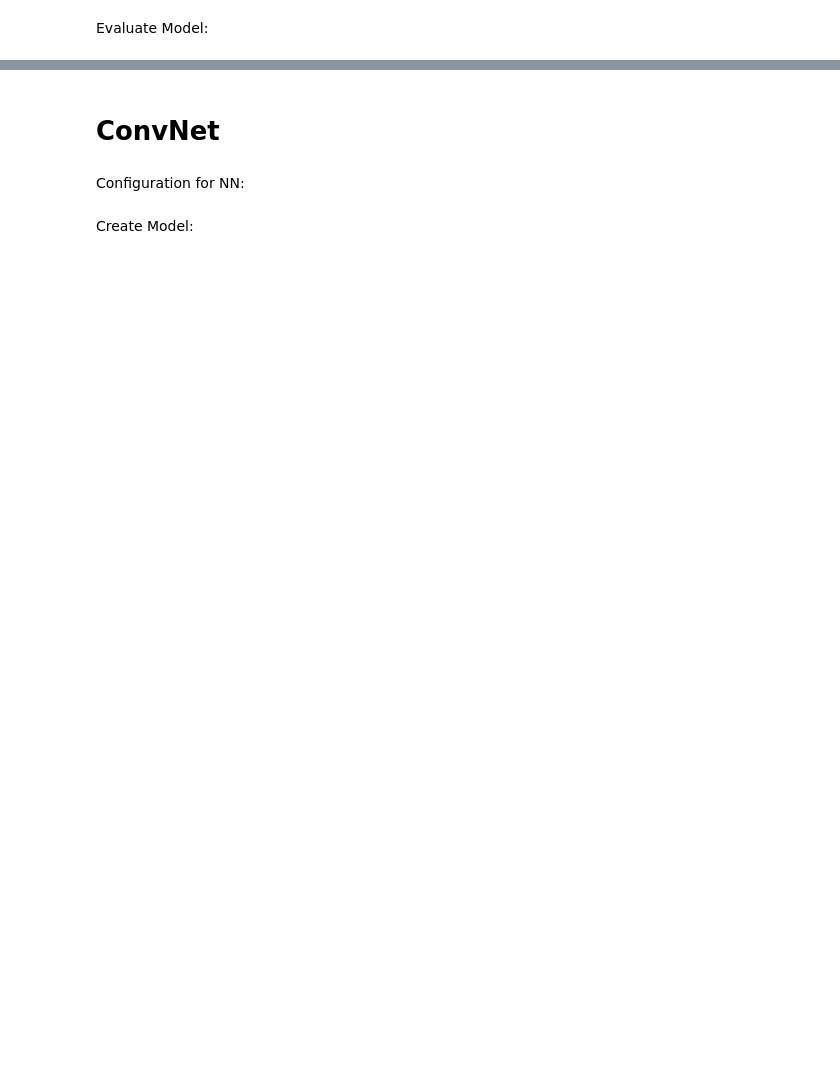
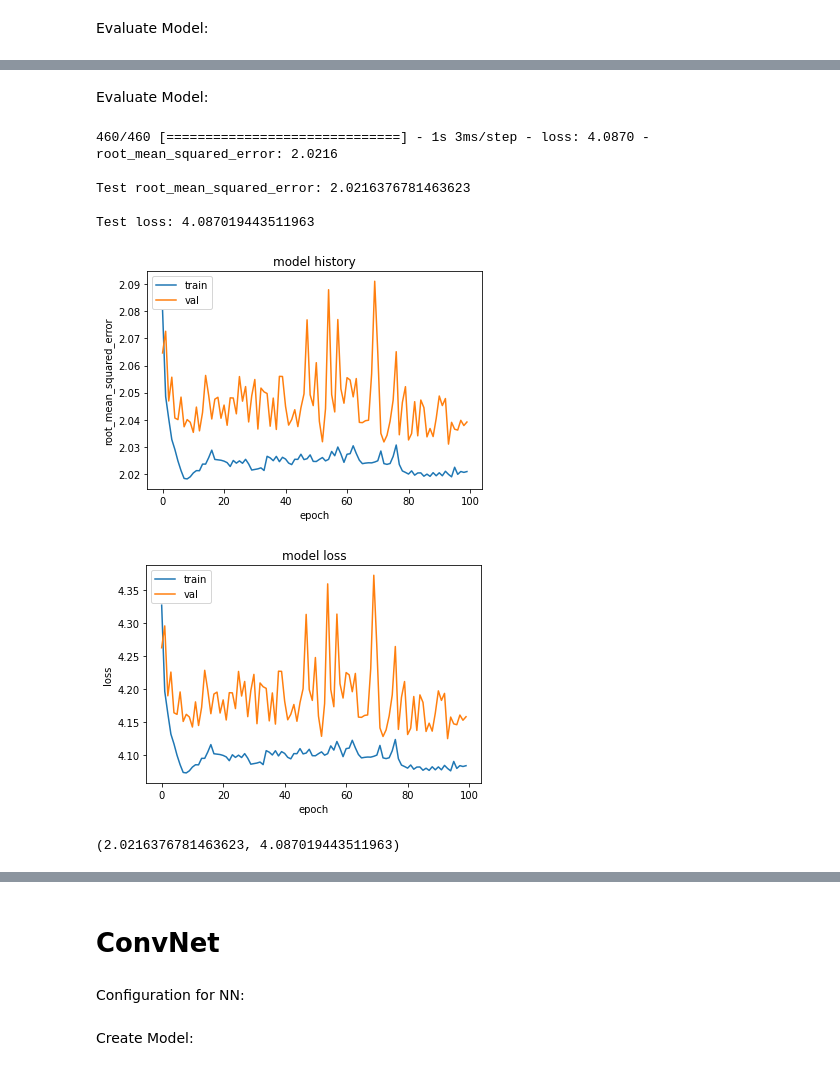
Before and after one commit to tobnie/gaze_predictor_nn, a Jupyter notebook: train_nn_subject_specific.ipynb, the cells around one changed output, grey strips where cells are left out. Saved outputs shown, nothing was run; the diff lists cells and outputs as text; code cells hidden in the pictures; blank space fills up the shorter version.

```diff
--- a/train_nn_subject_specific.ipynb
+++ b/train_nn_subject_specific.ipynb
@@ -111,0 +102,15 @@ Test loss: 1.2047749757766724
+# %%
+from tensorflow import keras
+
+nn_configuration = {
+    'epochs': epochs,  # number of epochs
+    'batch_size': 32,  # size of the batch
+    'verbose': 1,  # set the training phase as verbose
+    'optimizer': keras.optimizers.Adam(clipvalue=1.0),  # optimizer
+    'metrics': ["root_mean_squared_error"],
+    'loss': 'mean_squared_error',  # loss
+    'val_split': 0.2,  # validation split: percentage of the training data used for evaluating the loss function
+    'n_input': 2,
+    'input_shape': (2,),
+    'n_output': 1  # number of outputs = mfd
+}
@@ -111,0 +119,5 @@ Test loss: 1.2047749757766724
+# %%
+from gaze_predictor.fully_connected import FCNetworkPlayerPosInput
+
+fc_nn_player_pos = FCNetworkPlayerPosInput(name='fc_nn_player_pos', configuration = nn_configuration)
+fc_nn_player_pos.create_model()
@@ -111,0 +147,2 @@ Test loss: 1.2047749757766724
+# %%
+fc_nn_player_pos.train()
@@ -111,0 +167,13 @@ Test loss: 1.2047749757766724
+# %% [markdown]
+Evaluate Model:
+# %%
+fc_nn_player_pos.evaluate()
+# %% [output]
+460/460 [==============================] - 1s 3ms/step - loss: 4.0870 - root_mean_squared_error: 2.0216
+
+Test root_mean_squared_error: 2.0216376781463623
+
+Test loss: 4.087019443511963
+[figure, added]
+[figure, added]
+(2.0216376781463623, 4.087019443511963)
```
Also changed, not shown: parts of 77 cells of this notebook.
